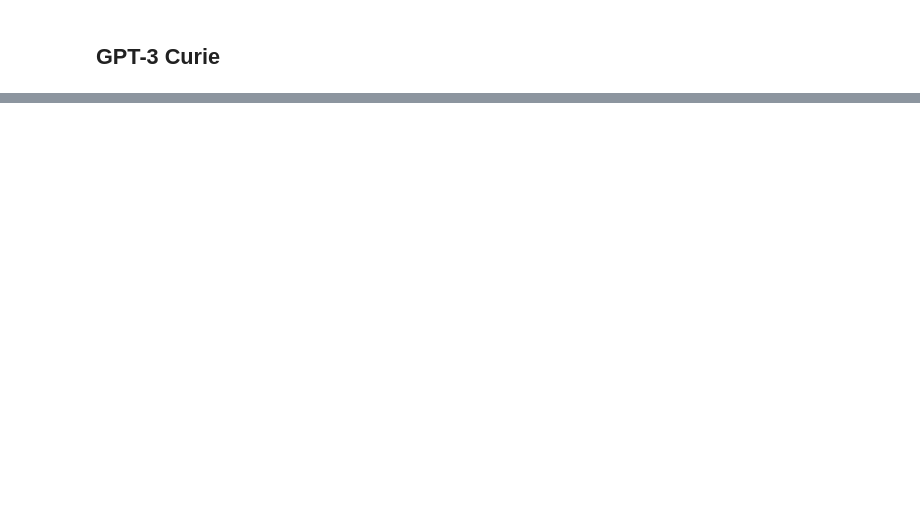
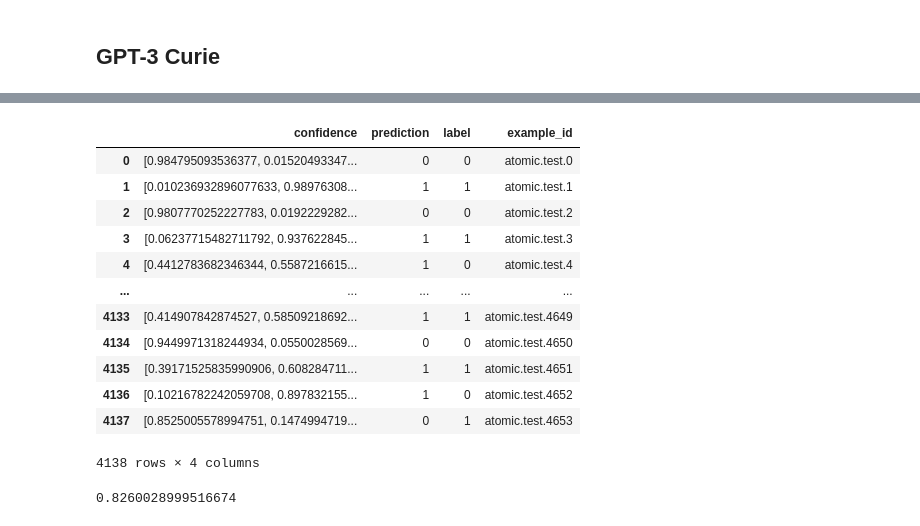
Before and after one commit to nehasrikn/paraphrase-nlu-internal, a Jupyter notebook: experiments/human_consistency/consistency_plots.ipynb, the cells around one changed output, grey strips where cells are left out. Saved outputs shown, nothing was run; the diff lists cells and outputs as text; code cells hidden in the pictures; blank space fills up the shorter version.

```diff
--- a/experiments/human_consistency/consistency_plots.ipynb
+++ b/experiments/human_consistency/consistency_plots.ipynb
@@ -187,0 +168,23 @@ plot.show()
+# %%
+import pandas as pd
+preds = pd.DataFrame(load_json('modeling/roberta/defeasible/results/atomic/atomic_test_set_d-atomic-roberta-large.json'))
+# %%
+preds
+# %% [output]
+|  | confidence | prediction | label | example_id |
+| 0 | [0.984795093536377, 0.01520493347... | 0 | 0 | atomic.test.0 |
+| 1 | [0.010236932896077633, 0.98976308... | 1 | 1 | atomic.test.1 |
+| 2 | [0.9807770252227783, 0.0192229282... | 0 | 0 | atomic.test.2 |
+| 3 | [0.06237715482711792, 0.937622845... | 1 | 1 | atomic.test.3 |
+| 4 | [0.4412783682346344, 0.5587216615... | 1 | 0 | atomic.test.4 |
+| ... | ... | ... | ... | ... |
+| 4133 | [0.414907842874527, 0.58509218692... | 1 | 1 | atomic.test.4649 |
+| 4134 | [0.9449971318244934, 0.0550028569... | 0 | 0 | atomic.test.4650 |
+| 4135 | [0.39171525835990906, 0.608284711... | 1 | 1 | atomic.test.4651 |
+| 4136 | [0.10216782242059708, 0.897832155... | 1 | 0 | atomic.test.4652 |
+| 4137 | [0.8525005578994751, 0.1474994719... | 0 | 1 | atomic.test.4653 |
+4138 rows × 4 columns
+# %%
+accuracy_score(preds.prediction, preds.label)
+# %% [output]
+0.8260028999516674
```
Also changed, not shown: parts of 24 cells of this notebook, 11 other files.
